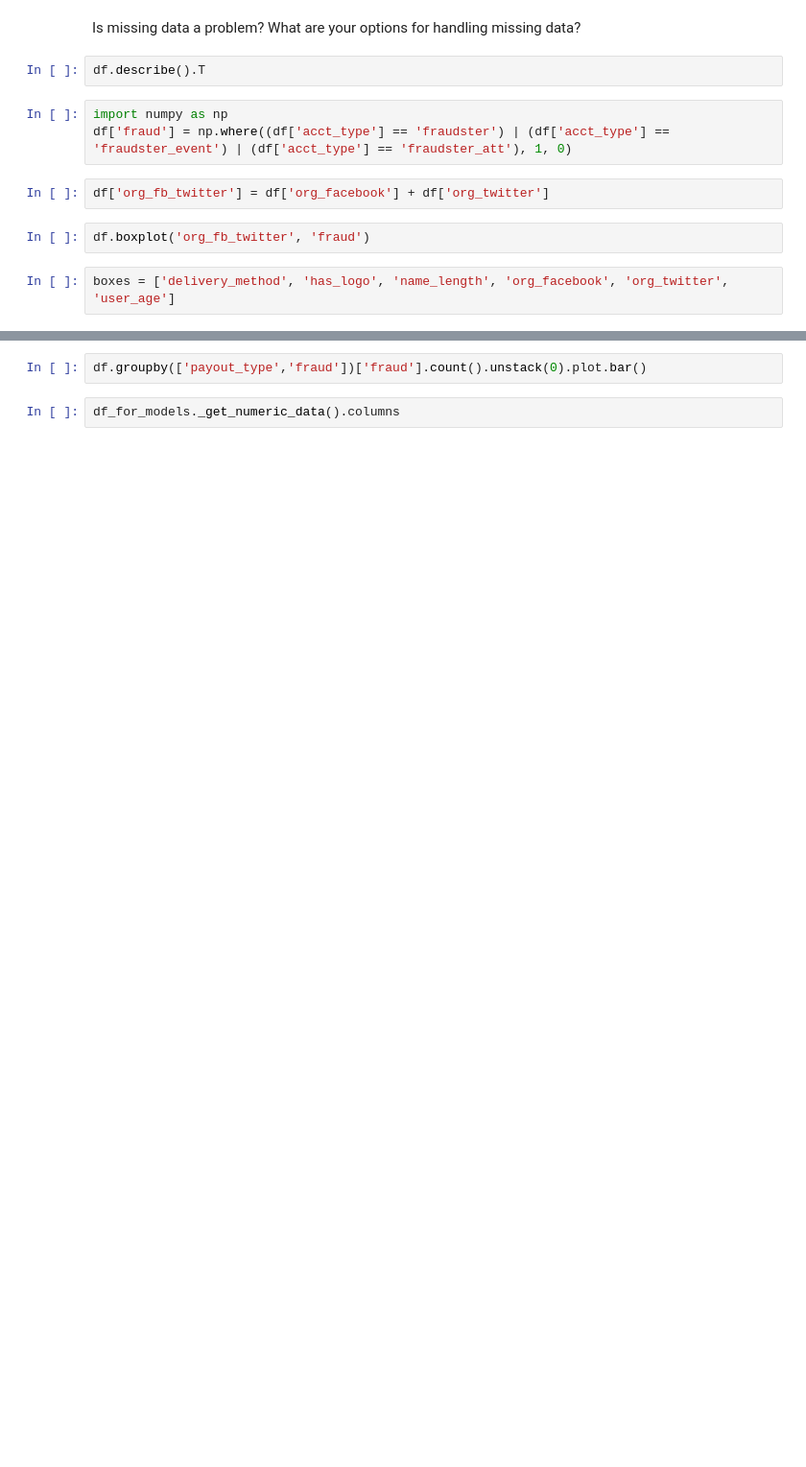
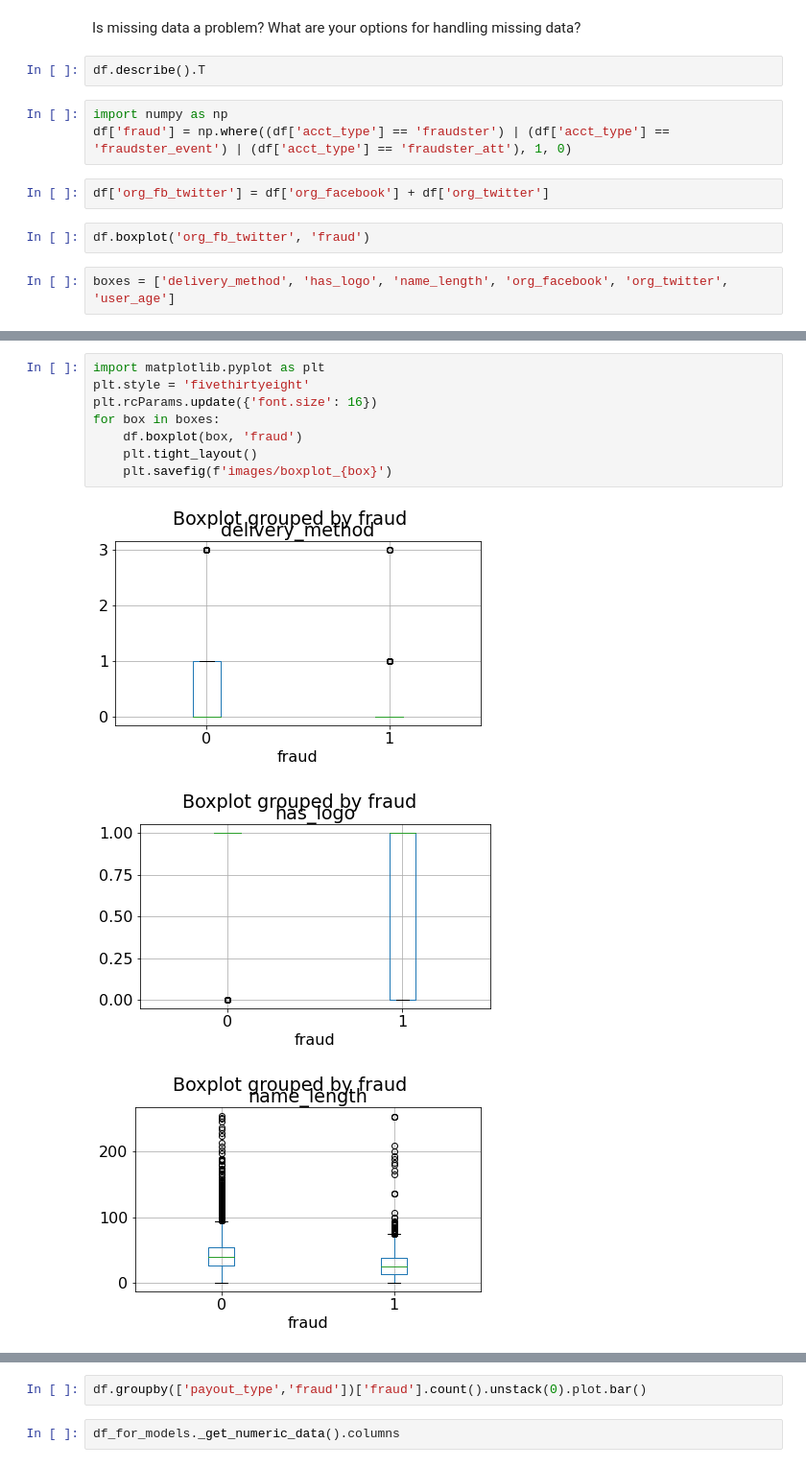
Before and after one commit to jlan84/fraud-detection, a Jupyter notebook: mw_FraudCaseStudyOverview.ipynb, the cells around one changed output, grey strips where cells are left out. Shown at 96% size. Drawn from its saved outputs; the diff is of its cells as text; blank space fills up the shorter version.

```diff
--- a/mw_FraudCaseStudyOverview.ipynb
+++ b/mw_FraudCaseStudyOverview.ipynb
@@ -123,0 +138,12 @@ for box in boxes:
+# %%
+import matplotlib.pyplot as plt
+plt.style = 'fivethirtyeight'
+plt.rcParams.update({'font.size': 16})
+for box in boxes:
+    df.boxplot(box, 'fraud')
+    plt.tight_layout()
+    plt.savefig(f'images/boxplot_{box}')
+# %% [output]
+[figure, added]
+[figure, added]
+[figure, added]
```
Also changed, not shown: parts of 10 cells of this notebook, 4 other files.
